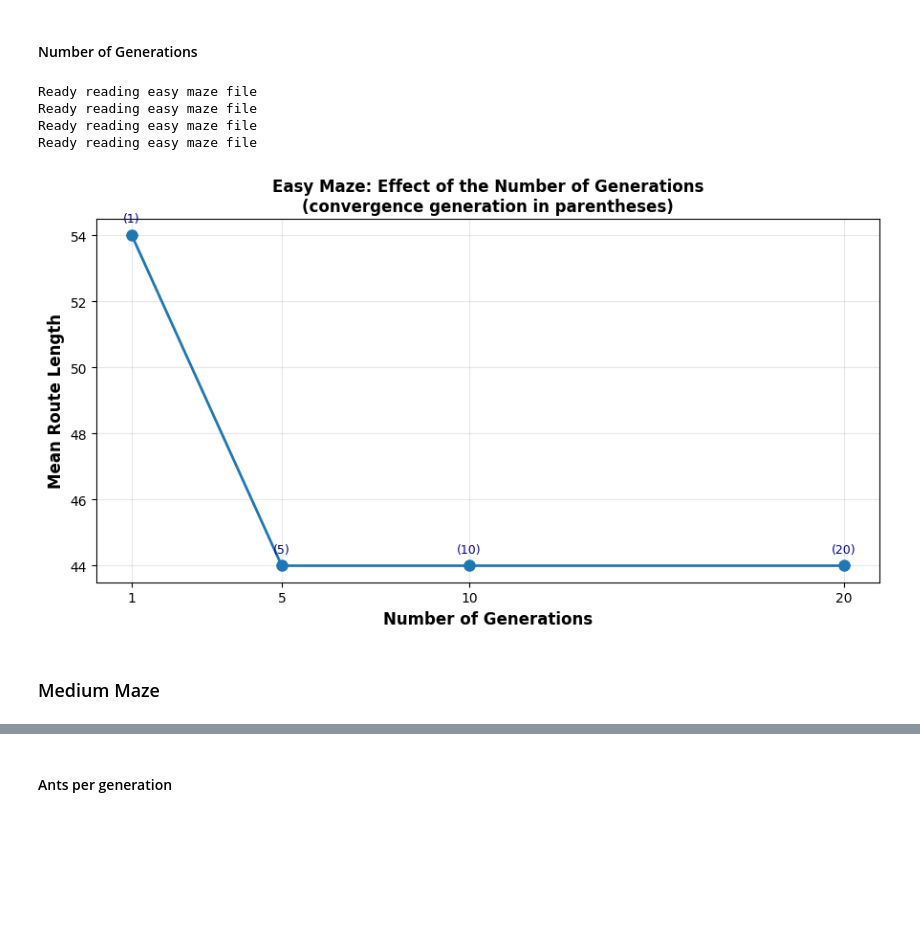
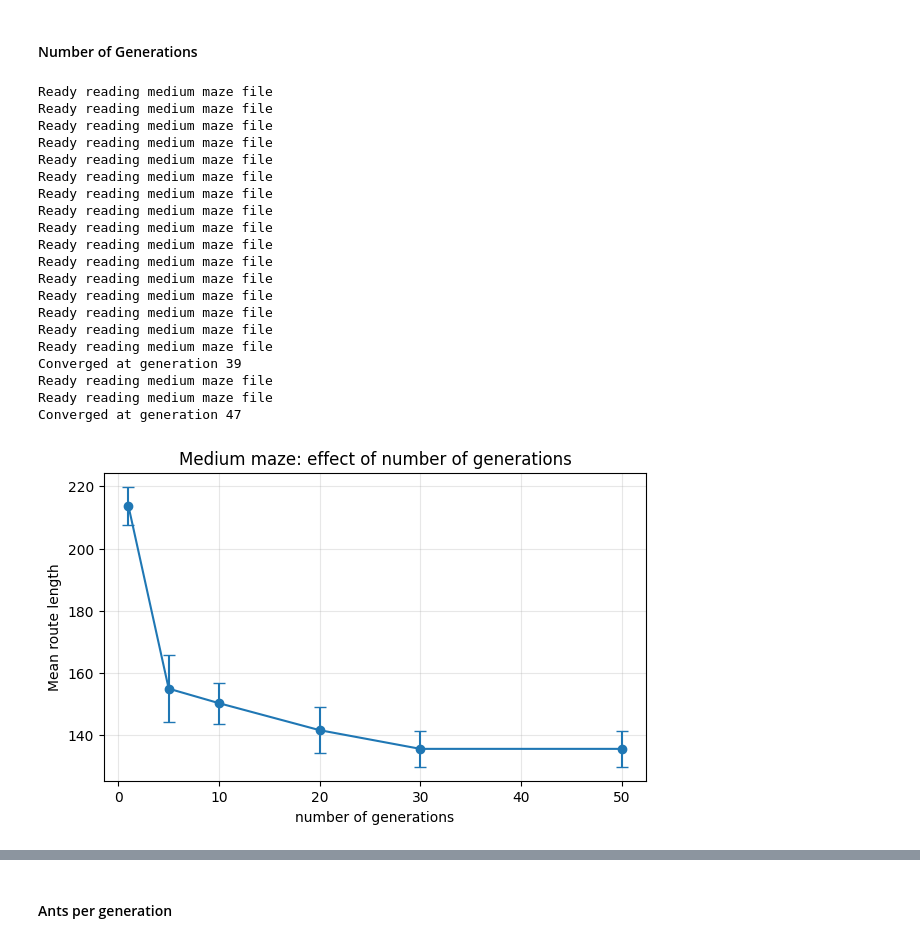
Before and after one commit to alexxhuguett/CI_Assignment2_60, a Jupyter notebook: src/Main.ipynb, the cells around one changed output, grey strips where cells are left out. Saved outputs shown, nothing was run; the diff lists cells and outputs as text; code cells hidden in the pictures; blank space fills up the shorter version.

```diff
--- a/src/Main.ipynb
+++ b/src/Main.ipynb
@@ -1186,23 +1549,14 @@ rows = sweep_one_param("ants_per_gen_easy", ants_per_gen_values)
 x = [r[0] for r in rows]
 y = [r[1] for r in rows]
 yerr = [r[2] for r in rows]
-conv = [r[4] for r in rows]
 
-plt.figure(figsize=(9, 5))
-plt.errorbar(x, y, yerr=yerr, marker="o", capsize=4, linewidth=2, markersize=8)
-
-# Annotate each point with convergence generation
-for i, (xi, yi, ci) in enumerate(zip(x, y, conv)):
-    label = f"({int(ci)})" if ci > 0 else "NaN"
-    plt.annotate(label, (xi, yi), textcoords="offset points",
-                 xytext=(0, 10), ha='center', fontsize=9, color="darkblue")
-
-plt.xlabel("Ants per Generation", fontsize=12, fontweight="bold")
-plt.ylabel("Mean Route Length", fontsize=12, fontweight="bold")
-plt.title("Easy Maze: Effect of the Ants per Generation\n(convergence generation in parentheses)", fontsize=12, fontweight="bold")
+plt.figure(figsize=(7, 4))
+plt.errorbar(x, y, yerr=yerr, marker="o", capsize=4)
+plt.xlabel("Ants per Generation")
+plt.ylabel("Mean route length")
+plt.title("Easy maze: effect of Ants per Generation")
 plt.xticks(ants_per_gen_values)
 plt.grid(alpha=0.3)
-plt.tight_layout()
 plt.show()
 # %% [output]
 Ready reading easy maze file
@@ -1216,33 +1732,39 @@ best_params_easy["ants_per_gen"] = 30
 # %% [markdown]
 #### Number of Generations
 # %%
-no_gen_values = [1, 5, 10, 20]
-rows = sweep_one_param("no_gen_easy", no_gen_values)
+no_gen_values = [1, 5, 10, 20, 30, 50]
+rows = sweep_one_param("no_gen_medium", no_gen_values)
 
 x = [r[0] for r in rows]
 y = [r[1] for r in rows]
 yerr = [r[2] for r in rows]
-conv = [r[4] for r in rows]
 
-plt.figure(figsize=(9, 5))
-plt.errorbar(x, y, yerr=yerr, marker="o", capsize=4, linewidth=2, markersize=8)
-
-# Annotate each point with convergence generation
-for i, (xi, yi, ci) in enumerate(zip(x, y, conv)):
-    label = f"({int(ci)})" if ci > 0 else "NaN"
-    plt.annotate(label, (xi, yi), textcoords="offset points",
-                 xytext=(0, 10), ha='center', fontsize=9, color="darkblue")
-
-plt.xlabel("Number of Generations", fontsize=12, fontweight="bold")
-plt.ylabel("Mean Route Length", fontsize=12, fontweight="bold")
-plt.title("Easy Maze: Effect of the Number of Generations\n(convergence generation in parentheses)", fontsize=12, fontweight="bold")
-plt.xticks(no_gen_values)
+plt.figure(figsize=(7, 4))
+plt.errorbar(x, y, yerr=yerr, marker="o", capsize=4)
+plt.xlabel("number of generations")
+plt.ylabel("Mean route length")
+plt.title("Medium maze: effect of number of generations")
 plt.grid(alpha=0.3)
-plt.tight_layout()
 plt.show()
 # %% [output]
-Ready reading easy maze file
-Ready reading easy maze file
-Ready reading easy maze file
-Ready reading easy maze file
+Ready reading medium maze file
+Ready reading medium maze file
+Ready reading medium maze file
+Ready reading medium maze file
+Ready reading medium maze file
+Ready reading medium maze file
+Ready reading medium maze file
+Ready reading medium maze file
+Ready reading medium maze file
+Ready reading medium maze file
+Ready reading medium maze file
+Ready reading medium maze file
+Ready reading medium maze file
+Ready reading medium maze file
+Ready reading medium maze file
+Ready reading medium maze file
+Converged at generation 39
+Ready reading medium maze file
+Ready reading medium maze file
+Converged at generation 47
-[figure, old version]
+[figure, new version]
@@ -1251,2 +1770,0 @@ best_params_easy["no_gen"] = 5
-# %% [markdown]
-### Medium Maze
```
Also changed, not shown: parts of 155 cells of this notebook.
